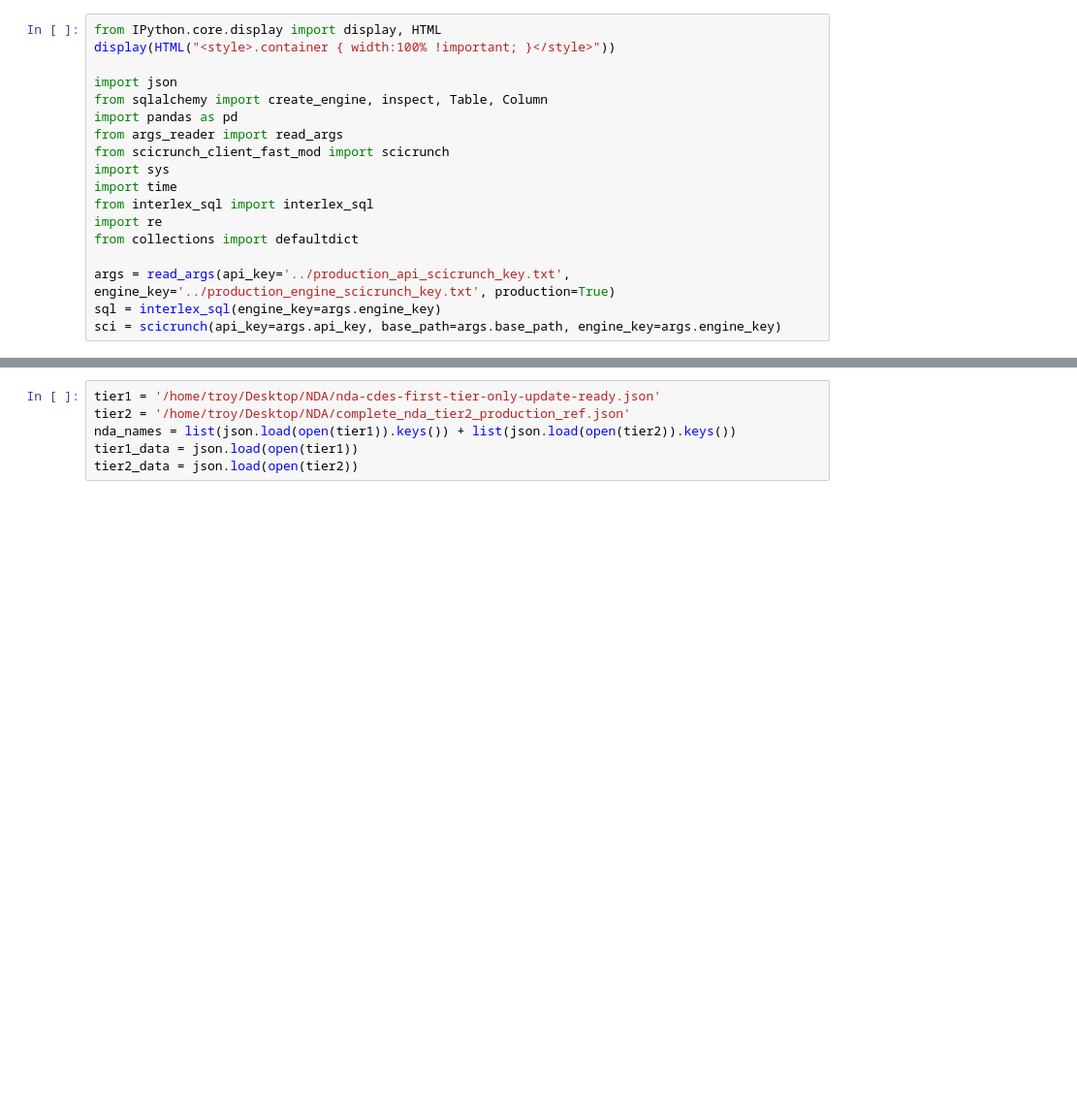
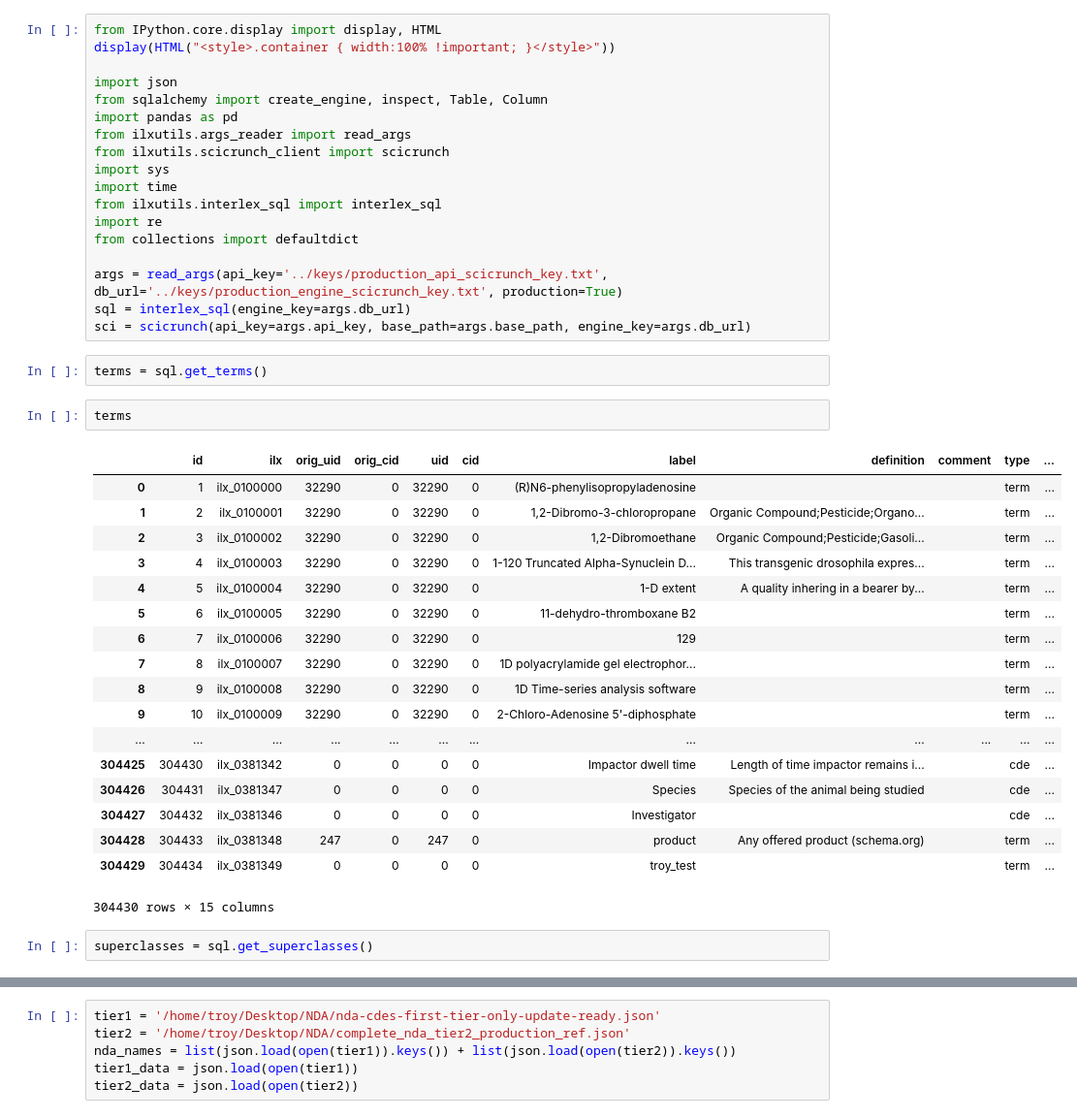
Before and after one commit to tgbugs/pyontutils, a Jupyter notebook: ilxutils/notebook-testing/check_interlex_modifications.ipynb, the cells around one changed output, grey strips where cells are left out. Shown at 97% size. Saved outputs shown, nothing was run; the diff lists cells and outputs as text; blank space fills up the shorter version.

```diff
--- a/ilxutils/testing/check_interlex_modifications.ipynb
+++ b/ilxutils/notebook-testing/check_interlex_modifications.ipynb
@@ -5,14 +5,39 @@ display(HTML("<style>.container { width:100% !important; }</style>"))
 import json
 from sqlalchemy import create_engine, inspect, Table, Column
 import pandas as pd
-from args_reader import read_args
-from scicrunch_client_fast_mod import scicrunch
+from ilxutils.args_reader import read_args
+from ilxutils.scicrunch_client import scicrunch
 import sys
 import time
-from interlex_sql import interlex_sql
+from ilxutils.interlex_sql import interlex_sql
 import re
 from collections import defaultdict
 
-args = read_args(api_key='../production_api_scicrunch_key.txt', engine_key='../production_engine_scicrunch_key.txt', production=True)
-sql = interlex_sql(engine_key=args.engine_key)
-sci = scicrunch(api_key=args.api_key, base_path=args.base_path, engine_key=args.engine_key)
+args = read_args(api_key='../keys/production_api_scicrunch_key.txt', db_url='../keys/production_engine_scicrunch_key.txt', production=True)
+sql = interlex_sql(engine_key=args.db_url)
+sci = scicrunch(api_key=args.api_key, base_path=args.base_path, engine_key=args.db_url)
+# %%
+terms = sql.get_terms()
+# %%
+terms
+# %% [output]
+|  | id | ilx | orig_uid | orig_cid | uid | cid | label | definition | comment | type | ... |
+| 0 | 1 | ilx_0100000 | 32290 | 0 | 32290 | 0 | (R)N6-phenylisopropyladenosine |  |  | term | ... |
+| 1 | 2 | ilx_0100001 | 32290 | 0 | 32290 | 0 | 1,2-Dibromo-3-chloropropane | Organic Compound;Pesticide;Organo... |  | term | ... |
+| 2 | 3 | ilx_0100002 | 32290 | 0 | 32290 | 0 | 1,2-Dibromoethane | Organic Compound;Pesticide;Gasoli... |  | term | ... |
+| 3 | 4 | ilx_0100003 | 32290 | 0 | 32290 | 0 | 1-120 Truncated Alpha-Synuclein D... | This transgenic drosophila expres... |  | term | ... |
+| 4 | 5 | ilx_0100004 | 32290 | 0 | 32290 | 0 | 1-D extent | A quality inhering in a bearer by... |  | term | ... |
+| 5 | 6 | ilx_0100005 | 32290 | 0 | 32290 | 0 | 11-dehydro-thromboxane B2 |  |  | term | ... |
+| 6 | 7 | ilx_0100006 | 32290 | 0 | 32290 | 0 | 129 |  |  | term | ... |
+| 7 | 8 | ilx_0100007 | 32290 | 0 | 32290 | 0 | 1D polyacrylamide gel electrophor... |  |  | term | ... |
+| 8 | 9 | ilx_0100008 | 32290 | 0 | 32290 | 0 | 1D Time-series analysis software |  |  | term | ... |
+| 9 | 10 | ilx_0100009 | 32290 | 0 | 32290 | 0 | 2-Chloro-Adenosine 5'-diphosphate |  |  | term | ... |
+| ... | ... | ... | ... | ... | ... | ... | ... | ... | ... | ... | ... |
+| 304425 | 304430 | ilx_0381342 | 0 | 0 | 0 | 0 | Impactor dwell time | Length of time impactor remains i... |  | cde | ... |
+| 304426 | 304431 | ilx_0381347 | 0 | 0 | 0 | 0 | Species | Species of the animal being studied |  | cde | ... |
+| 304427 | 304432 | ilx_0381346 | 0 | 0 | 0 | 0 | Investigator |  |  | cde | ... |
+| 304428 | 304433 | ilx_0381348 | 247 | 0 | 247 | 0 | product | Any offered product (schema.org) |  | term | ... |
+| 304429 | 304434 | ilx_0381349 | 0 | 0 | 0 | 0 | troy_test |  |  | term | ... |
+304430 rows × 15 columns
+# %%
+superclasses = sql.get_superclasses()
```
Also changed, not shown: parts of 16 cells of this notebook, 33 other files.
